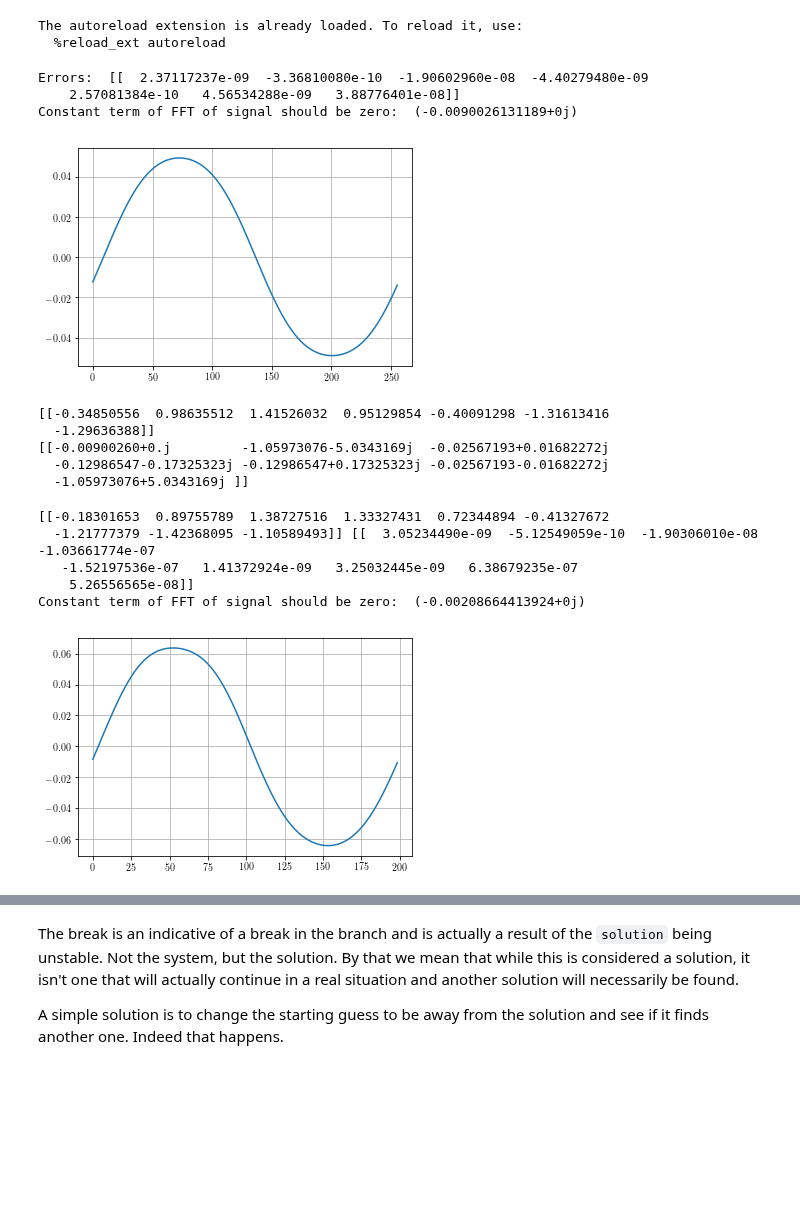
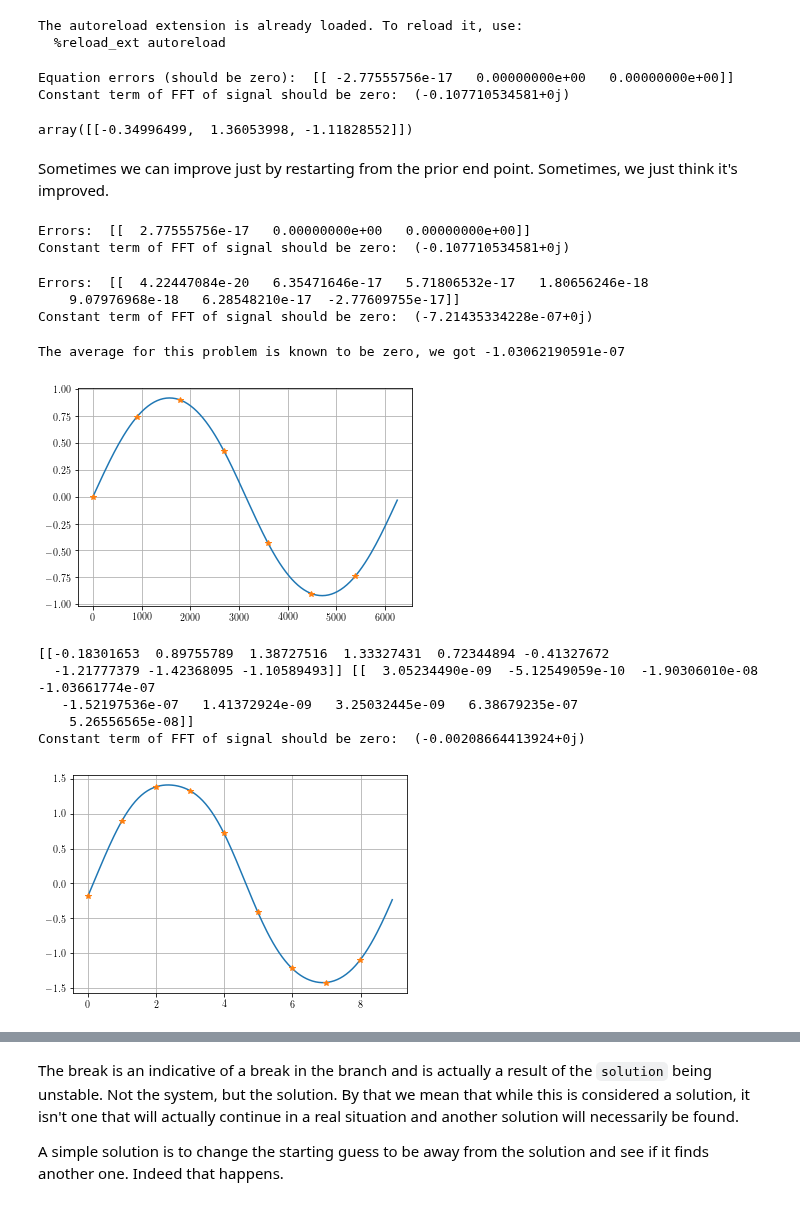
Before and after one commit to josephcslater/mousai, a Jupyter notebook: docs/tutorial/demos/Duffing.ipynb, the cells around one changed output, grey strips where cells are left out. Cells and saved outputs as stored; diff of their text form; code cells hidden in the pictures; blank space fills up the shorter version.

Commit message:
Keep examples in sync

```diff
--- a/docs/tutorial/demos/Duffing.ipynb
+++ b/docs/tutorial/demos/Duffing.ipynb
@@ -11,31 +11,43 @@ from scipy import pi, sin
 # %% [output]
 The autoreload extension is already loaded. To reload it, use:
   %reload_ext autoreload
+# %%
+# Test that all is working.
+# f_tol adjust accuracy. This is more then reasonable, but illustrative.
+t, x, e, amps, phases = ms.hb_so(ms.duff_osc, sp.array([[0,1,-1]]), .7, f_tol = 1e-16)
+print('Equation errors (should be zero): ',e)
+print('Constant term of FFT of signal should be zero: ', ms.fftp.fft(x)[0,0])
+# %% [output]
+Equation errors (should be zero):  [[ -2.77555756e-17   0.00000000e+00   0.00000000e+00]]
+Constant term of FFT of signal should be zero:  (-0.107710534581+0j)
+# %%
+x
+# %% [output]
+array([[-0.34996499,  1.36053998, -1.11828552]])
+# %% [markdown]
+Sometimes we can improve just by restarting from the prior end point. Sometimes, we just think it's improved.
+# %%
+t, x, e, amps, phases = ms.hb_so(ms.duff_osc, x, .7, f_tol = 1e-14)
+print('Errors: ',e)
+print('Constant term of FFT of signal should be zero: ', ms.fftp.fft(x)[0,0])
+# %% [output]
+Errors:  [[  2.77555756e-17   0.00000000e+00   0.00000000e+00]]
+Constant term of FFT of signal should be zero:  (-0.107710534581+0j)
 # %%
-# Test that all is working. Extra harmonics help the constant term of FFT land at zero.
-# Artificial biases cause this error because of non-zero relative phase of response.
-# Explaination needs an example. Just trust me. Use more harmonics.
-t, x, e, amps, phases = ms.hb_so(ms.duff_osc, sp.array([[0,1,-1,0,0,0,0]]), .7)
+# Adding more harmonics will improve the zero frequency term accuracy. Longish story here.
+t, x, e, amps, phases = ms.hb_so(ms.duff_osc, sp.array([[0,1,-1,0,0,0,0]]), .001, f_tol = 1e-14)
 print('Errors: ',e)
 print('Constant term of FFT of signal should be zero: ', ms.fftp.fft(x)[0,0])
 # %% [output]
-Errors:  [[  2.37117237e-09  -3.36810080e-10  -1.90602960e-08  -4.40279480e-09
-    2.57081384e-10   4.56534288e-09   3.88776401e-08]]
-Constant term of FFT of signal should be zero:  (-0.0090026131189+0j)
+Errors:  [[  4.22447084e-20   6.35471646e-17   5.71806532e-17   1.80656246e-18
+    9.07976968e-18   6.28548210e-17  -2.77609755e-17]]
+Constant term of FFT of signal should be zero:  (-7.21435334228e-07+0j)
 # %%
 # Let's get a smoother response
-time, x = ms.time_history(t,x)
-plt.plot(time,x.T)
+time, xc = ms.time_history(t,x)
+plt.plot(time,xc.T,t,x.T,'*')
 plt.grid(True)
+print('The average for this problem is known to be zero, we got', sp.average(x))
 # %% [output]
+The average for this problem is known to be zero, we got -1.03062190591e-07
-[figure, old version]
+[figure, new version]
-# %%
-t, x, e, amps, phases = ms.hb_so(ms.duff_osc, sp.array([[0,1,-1,0,0,0,0]]), .7, f_tol = 1e-10)
-print(x)
-print(sp.fftpack.fft(x))
-# %% [output]
-[[-0.34850556  0.98635512  1.41526032  0.95129854 -0.40091298 -1.31613416
-  -1.29636388]]
-[[-0.00900260+0.j         -1.05973076-5.0343169j  -0.02567193+0.01682272j
-  -0.12986547-0.17325323j -0.12986547+0.17325323j -0.02567193-0.01682272j
-  -1.05973076+5.0343169j ]]
@@ -54,8 +60,8 @@ def duff_osc2(x, v, params):
 t, x, e, amps, phases = ms.hb_so(duff_osc2, sp.array([[0,1,-1,0,0,0,0,0,0]]), .7)
 print(x,e)
 print('Constant term of FFT of signal should be zero: ', ms.fftp.fft(x)[0,0])
-time, x = ms.time_history(t,x)
-plt.plot(time,x.T)
+time, xc = ms.time_history(t,x)
+plt.plot(time,xc.T, t, x.T,'*')
 plt.grid(True)
 # %% [output]
 [[-0.18301653  0.89755789  1.38727516  1.33327431  0.72344894 -0.41327672
@@ -63,7 +69,7 @@ plt.grid(True)
    -1.52197536e-07   1.41372924e-09   3.25032445e-09   6.38679235e-07
     5.26556565e-08]]
 Constant term of FFT of signal should be zero:  (-0.00208664413924+0j)
-[figure, old version]
+[figure, new version]
 # %%
 omega = sp.linspace(0.1,3,200)+1/200
 amp = sp.zeros_like(omega)
```
Also changed, not shown: parts of 15 cells of this notebook, 2 other files.
